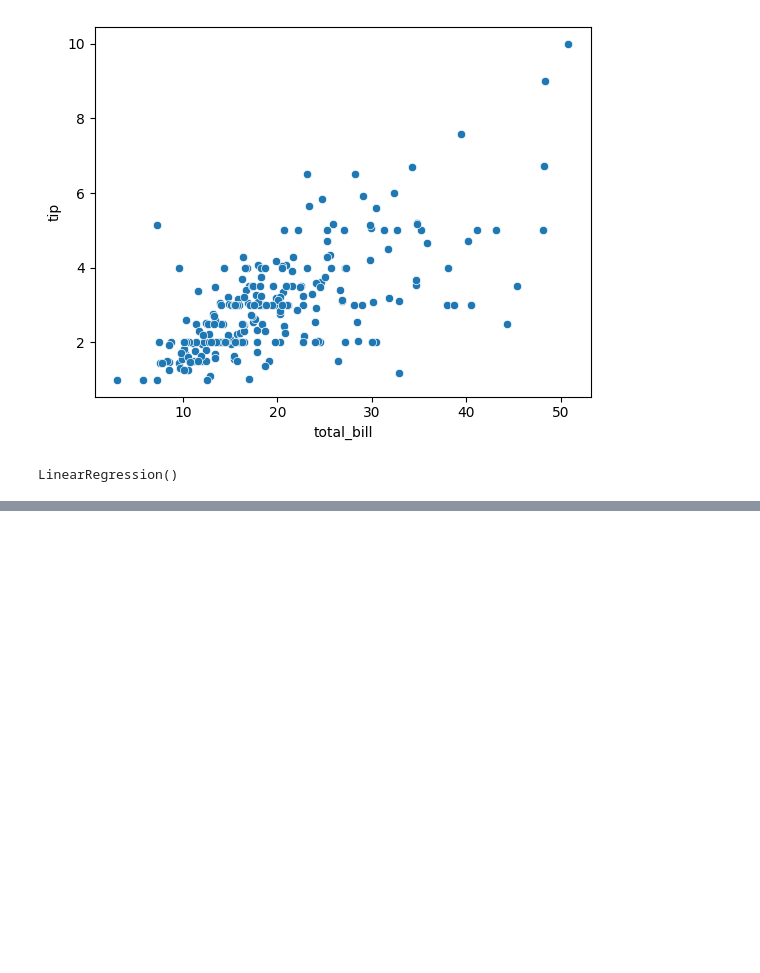
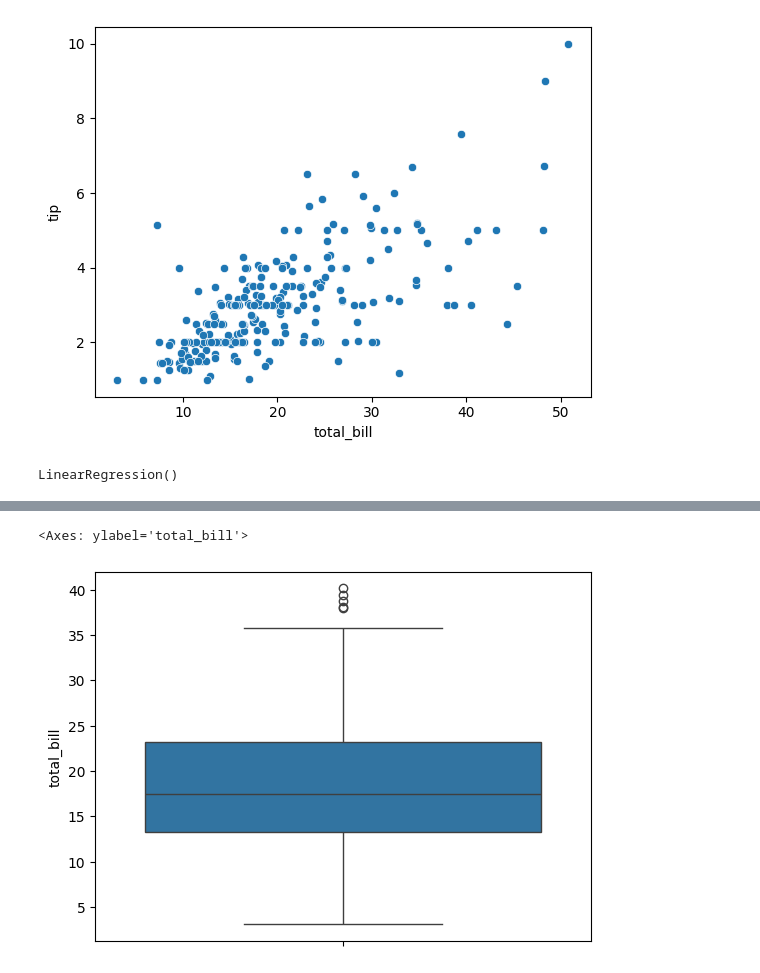
Before and after one commit to arhamm07/07_Machine_Learning, a Jupyter notebook: 09_Linear_Regression.ipynb, the cells around one changed output, grey strips where cells are left out. Cells and saved outputs as stored; diff of their text form; code cells hidden in the pictures; blank space fills up the shorter version.

```diff
--- a/09_Linear_Regression.ipynb
+++ b/09_Linear_Regression.ipynb
@@ -106,0 +156,18 @@ plt.show()
+# %%
+# removing the outliers in total_bill
+
+q1 = df['total_bill'].quantile(0.25)
+q3 = df['total_bill'].quantile(0.75)
+
+iqr = q3 - q1
+
+upper_limit = q3 + 1.5 * iqr
+
+lower_limit = q1 - 1.5 * iqr
+
+df = df[(df['total_bill'] > lower_limit) & (df['total_bill'] < upper_limit)]
+# %%
+sns.boxplot(df['total_bill'])
+# %% [output]
+<Axes: ylabel='total_bill'>
+[figure, added]
```
Also changed, not shown: parts of 25 cells of this notebook.
